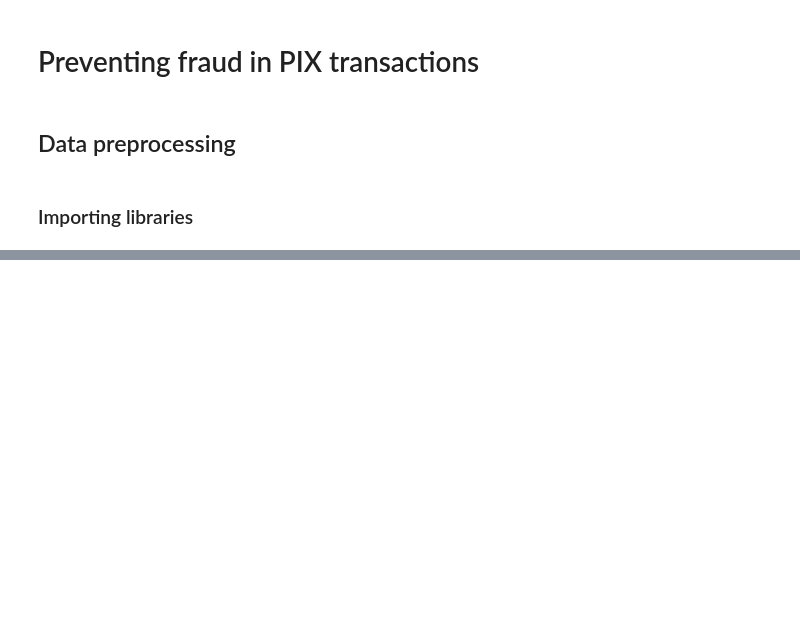
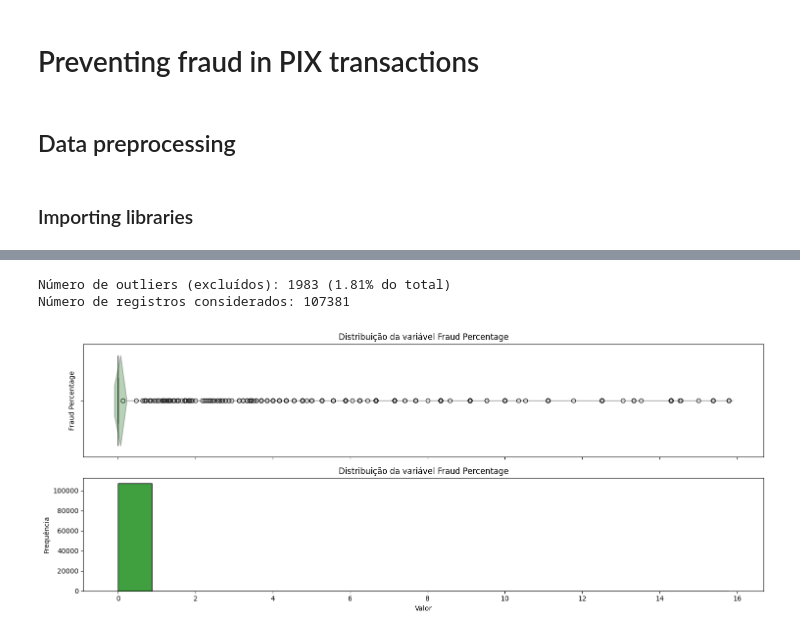
Before and after one commit to el-gabri/DS_home_test, a Jupyter notebook: notebooks/EDA.ipynb, the cells around one changed output, grey strips where cells are left out. Saved outputs shown, nothing was run; the diff lists cells and outputs as text; code cells hidden in the pictures; blank space fills up the shorter version.

```diff
--- a/notebooks/EDA.ipynb
+++ b/notebooks/EDA.ipynb
@@ -18,0 +254,7 @@ ModuleNotFoundError: No module named 'eda_functions'
+# %%
+# Compute the percentage of fraudulent transactions per merchant.
+fraud_percentage = raw_transactions.groupby('merchant_id')['infraction'].mean() * 100
+# Optionally, convert to a DataFrame and sort
+fraud_percentage_df = fraud_percentage.reset_index().rename(columns={'infraction': 'fraud_percentage'})
+fraud_percentage_df = fraud_percentage_df.sort_values('fraud_percentage', ascending=False)
+print(fraud_percentage_df)
@@ -18,0 +297,6 @@ ModuleNotFoundError: No module named 'eda_functions'
+# %%
+numeric_plot(fraud_percentage_df['fraud_percentage'])
+# %% [output]
+Número de outliers (excluídos): 1983 (1.81% do total)
+Número de registros considerados: 107381
+[figure, added]
```
Also changed, not shown: parts of 90 cells of this notebook, 7 other files.
